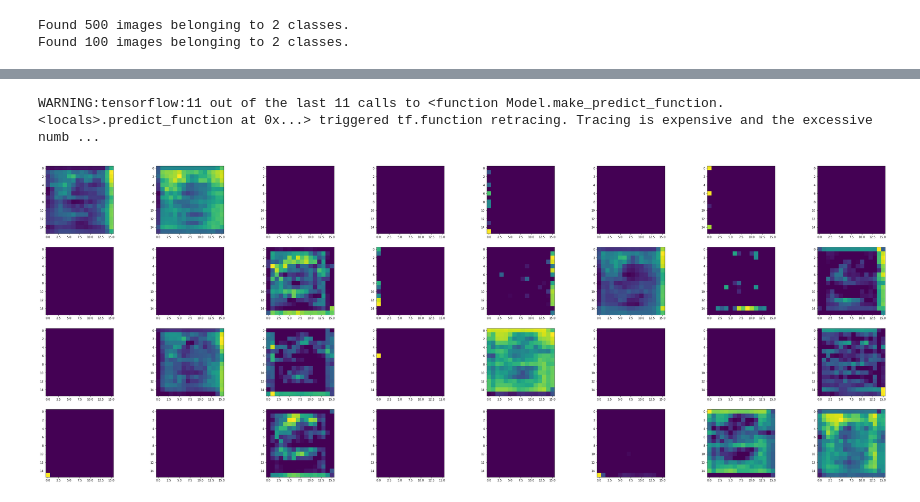
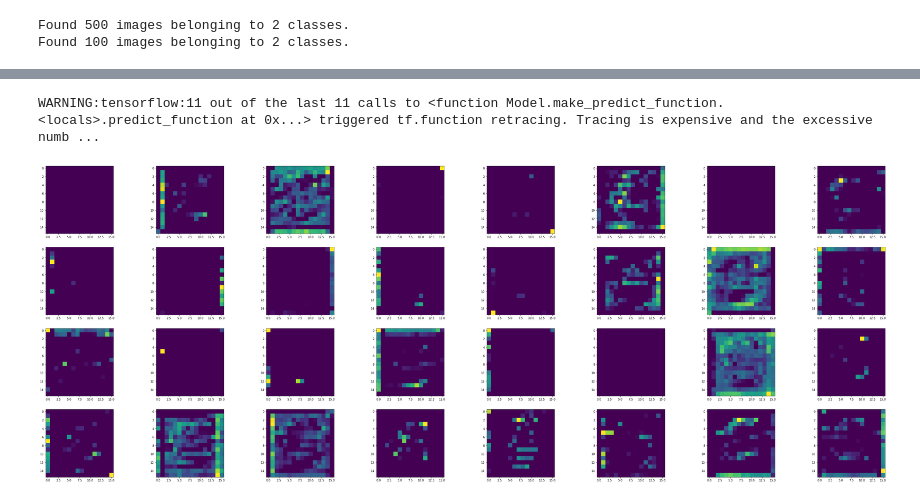
Before and after one commit to donos-63/catchmeifucan, a Jupyter notebook: notebook.ipynb, the cells around one changed output, grey strips where cells are left out. Cells and saved outputs as stored; diff of their text form; code cells hidden in the pictures.

```diff
--- a/notebook.ipynb
+++ b/notebook.ipynb
@@ -50,14 +54,12 @@ Found 100 images belonging to 2 classes.
 # %%
 model = Sequential()
 
-model.add(Conv2D(32, kernel_size=7, activation='relu', padding='same', input_shape=(32,32,3))) # 5 ou 7 au dessus de 128
+model.add(Conv2D(32, kernel_size=5, activation='relu', padding='same', input_shape=(32,32,3))) # 5 ou 7 au dessus de 128
 model.add(MaxPooling2D(pool_size=(2, 2)))
 model.add(Dense(32, activation='relu'))
 
-
-model.add(Conv2D(32, kernel_size=5, activation='relu', padding='same'))
-model.add(Dense(32, activation='relu'))
-
+model.add(Conv2D(64, kernel_size=3, padding='same', activation='relu'))
+model.add(Dense(64, activation='relu'))
 
 
 
@@ -93,30 +114,30 @@ FileNotFoundError: [Errno 2] No such file or directory: './data/test/train\\bus\
 # %%
 from tensorflow.keras.models import Model
 from tensorflow.keras.preprocessing import image
 import numpy as np
 
 layer_outputs = [layer.output for layer in model.layers]
 
 test_image = "./data/test/test/bus/0020.png"
 
 # Le chargement de l'image doit être augmenté puisque notre model prend des lots d'images.
 img = image.load_img(test_image, target_size=(32,32, 3))
 img_arr = image.img_to_array(img)
 img_arr = np.expand_dims(img_arr, axis=0)
 
 activation_model = Model(inputs=model.input, outputs=layer_outputs)
 activations = activation_model.predict(img_arr)
 
 def display_activation(activations, col_size, row_size, act_index):
     activation = activations[act_index]
     activation_index=0
     fig, ax = plt.subplots(row_size, col_size, figsize=(row_size*13.5,col_size*2.5))
     for row in range(0,row_size):
         for col in range(0,col_size):
             ax[row][col].imshow(activation[0, :, :, activation_index])
             activation_index += 1
 
-display_activation(activations, 8, 4, 2)
+display_activation(activations, 8, 4, 4)
 # %% [output]
 WARNING:tensorflow:11 out of the last 11 calls to <function Model.make_predict_function.<locals>.predict_function at 0x...> triggered tf.function retracing. Tracing is expensive and the excessive numb ...
-[figure, old version]
+[figure, new version]
```
Also changed, not shown: parts of 3 cells of this notebook.
